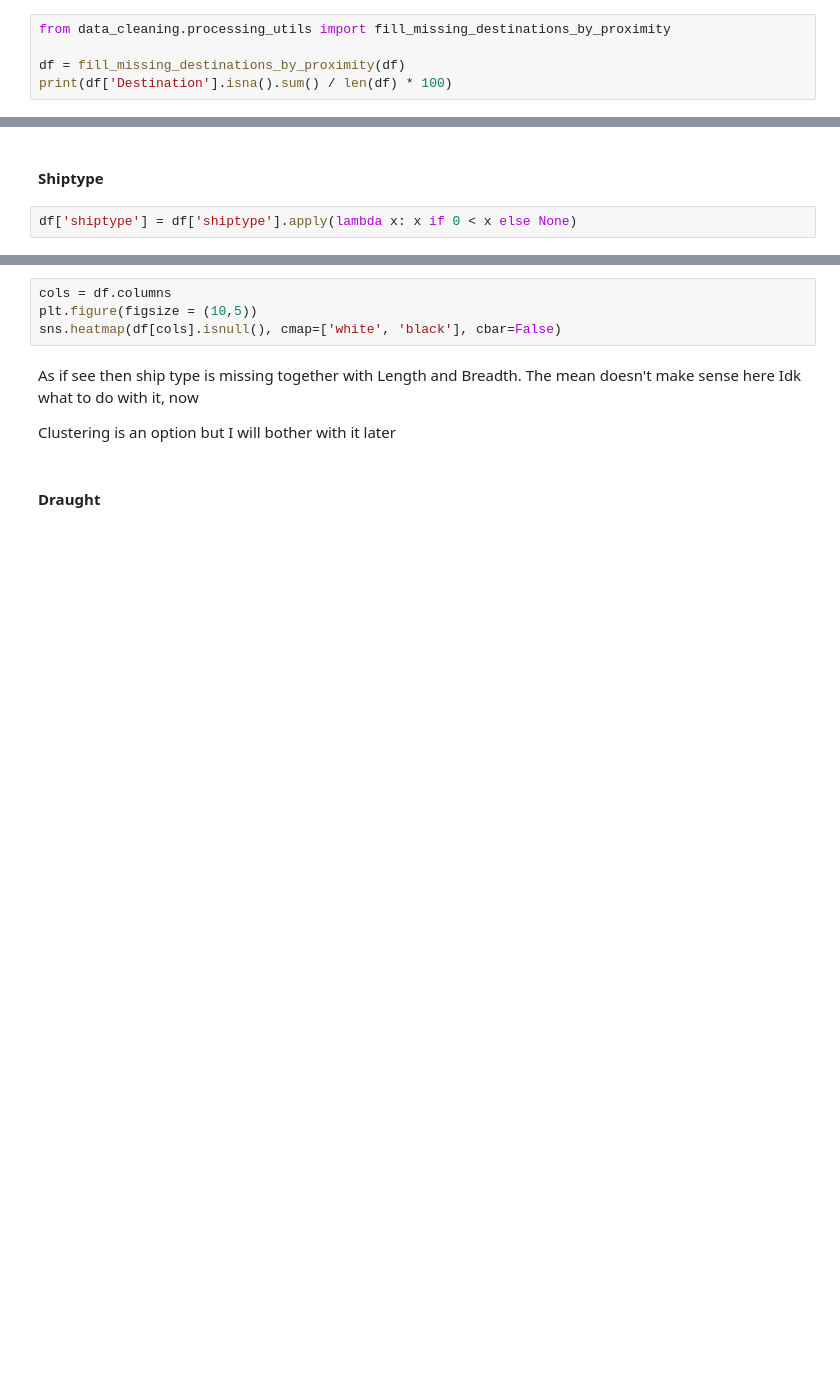
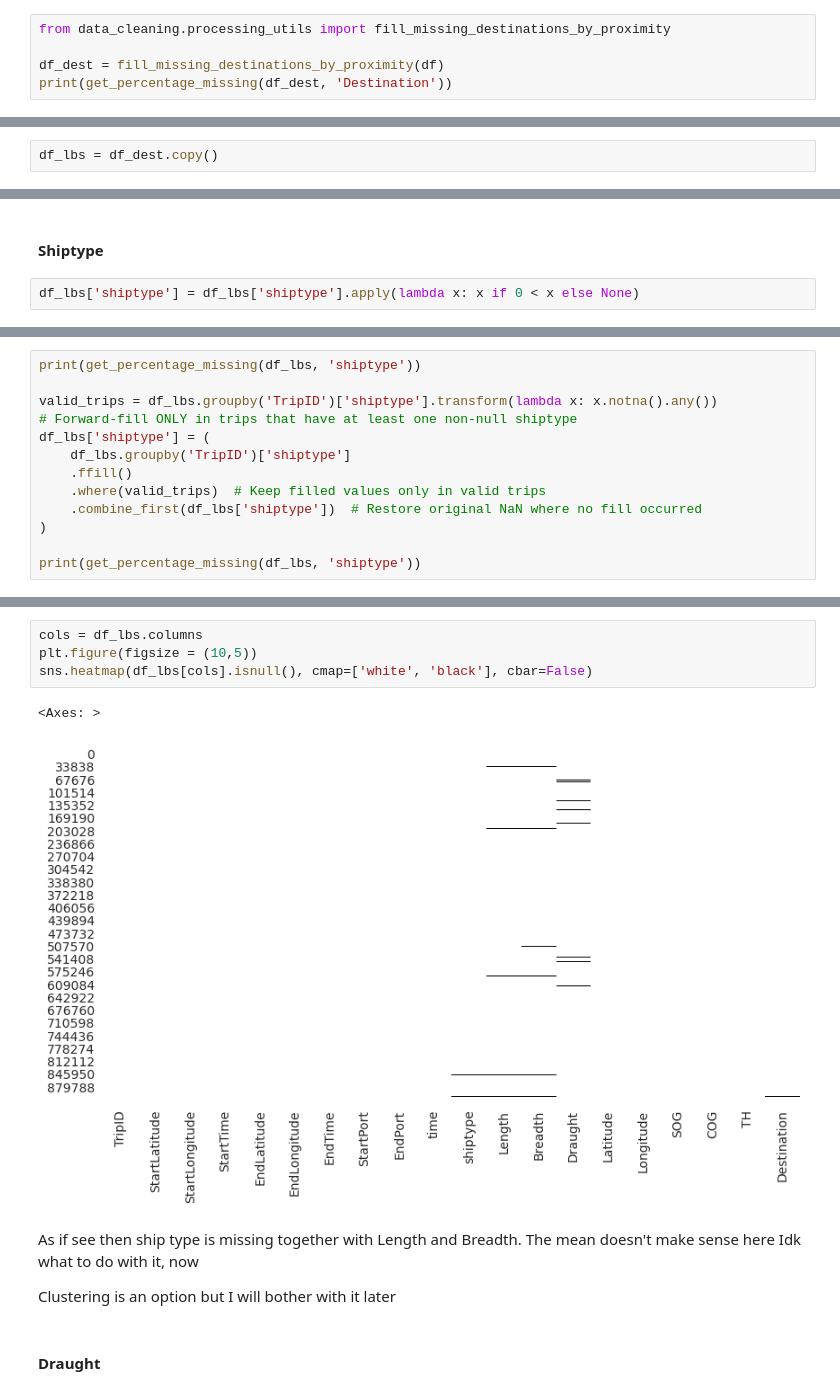
Before and after one commit to anokhver/ship_anomaly_detection, a Jupyter notebook: data_cleaning/noise_handling.ipynb, the cells around one changed output, grey strips where cells are left out. Drawn from its saved outputs; the diff is of its cells as text; blank space fills up the shorter version.

```diff
--- a/data_cleaning/noise_handling.ipynb
+++ b/data_cleaning/noise_handling.ipynb
@@ -90,5 +118,5 @@ Find the first nan value above and below it will fill it with the nearest value
 # %%
 from data_cleaning.processing_utils import fill_missing_destinations_by_proximity
 
-df = fill_missing_destinations_by_proximity(df)
-print(df['Destination'].isna().sum() / len(df) * 100)
+df_dest = fill_missing_destinations_by_proximity(df)
+print(get_percentage_missing(df_dest, 'Destination'))
@@ -142,0 +169,2 @@ get_inconsistent_trip_ids(df, "Breadth")
+# %%
+df_lbs = df_dest.copy()
@@ -143,4 +202,4 @@ get_inconsistent_trip_ids(df, "Breadth")
 # %% [markdown]
 #### Shiptype
 # %%
-df['shiptype'] = df['shiptype'].apply(lambda x: x if 0 < x else None)
+df_lbs['shiptype'] = df_lbs['shiptype'].apply(lambda x: x if 0 < x else None)
@@ -162,0 +206,13 @@ result
+# %%
+print(get_percentage_missing(df_lbs, 'shiptype'))
+
+valid_trips = df_lbs.groupby('TripID')['shiptype'].transform(lambda x: x.notna().any())
+# Forward-fill ONLY in trips that have at least one non-null shiptype
+df_lbs['shiptype'] = (
+    df_lbs.groupby('TripID')['shiptype']
+    .ffill()
+    .where(valid_trips)  # Keep filled values only in valid trips
+    .combine_first(df_lbs['shiptype'])  # Restore original NaN where no fill occurred
+)
+
+print(get_percentage_missing(df_lbs, 'shiptype'))
@@ -163,7 +232,10 @@ result
 # %%
-cols = df.columns
+cols = df_lbs.columns
 plt.figure(figsize = (10,5))
-sns.heatmap(df[cols].isnull(), cmap=['white', 'black'], cbar=False)
+sns.heatmap(df_lbs[cols].isnull(), cmap=['white', 'black'], cbar=False)
+# %% [output]
+<Axes: >
+[figure, added]
 # %% [markdown]
 As if see then ship type is missing together with Length and Breadth.
 The mean doesn't make sense here
```
Also changed, not shown: parts of 38 cells of this notebook, 10 other files.
